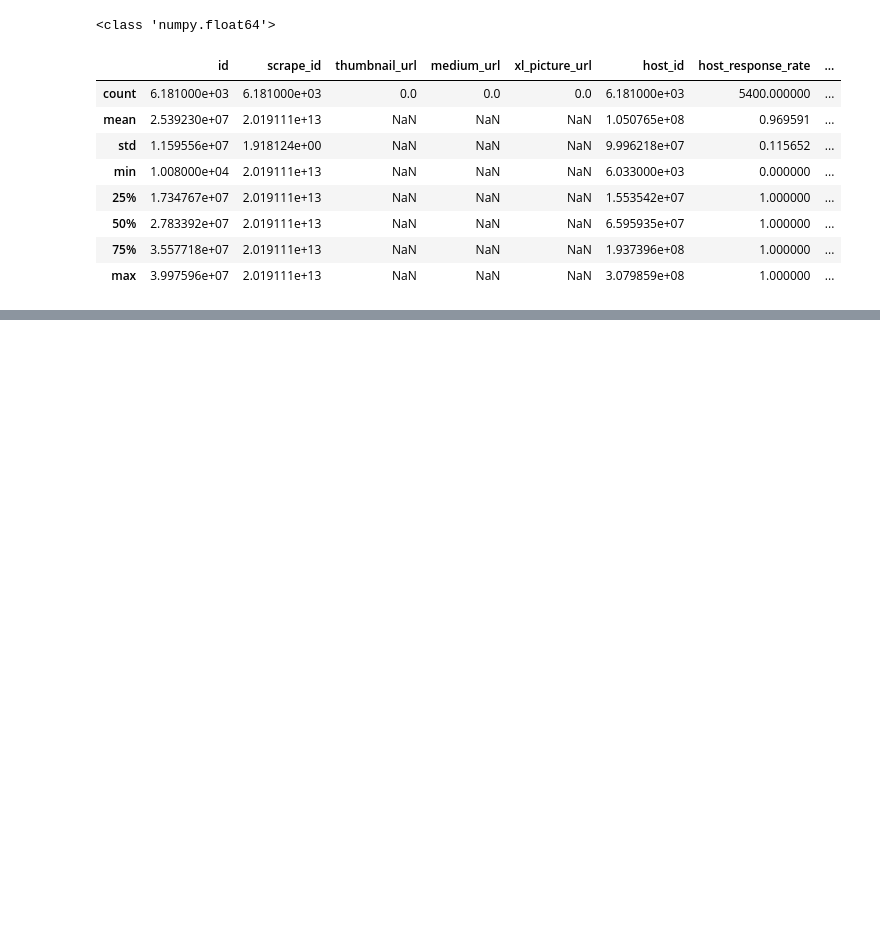
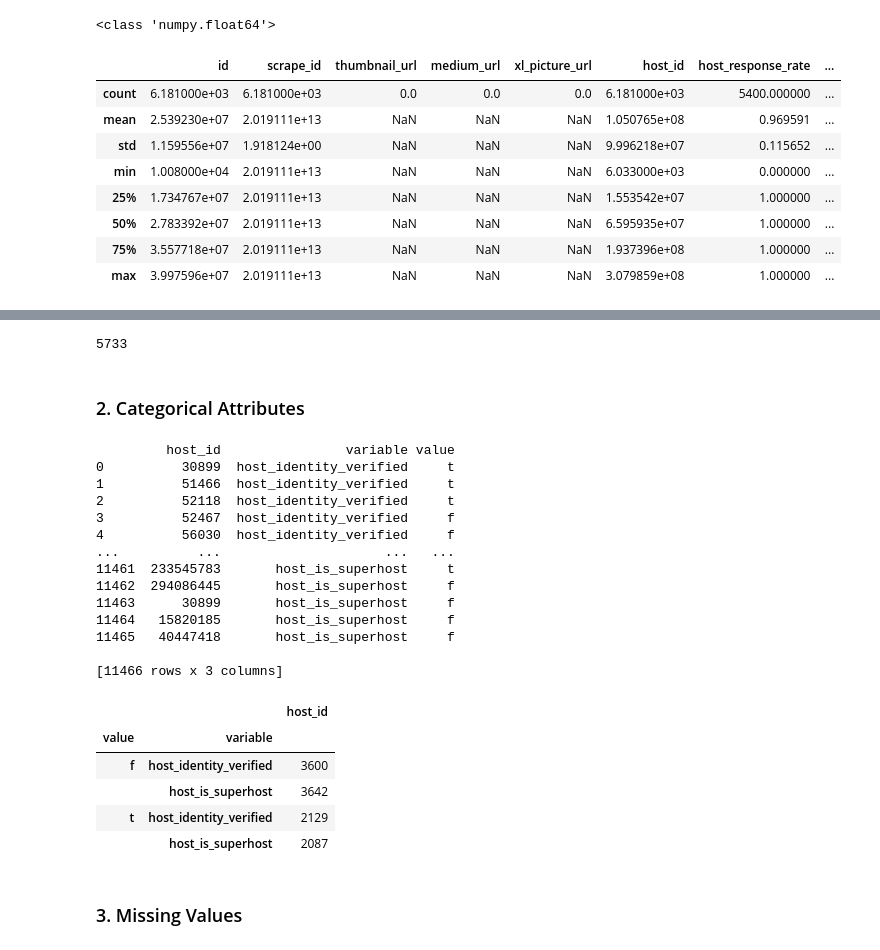
Before and after one commit to vcai01/data_science_talents, a Jupyter notebook: Airbnb_Vancouver.ipynb, the cells around one changed output, grey strips where cells are left out. Drawn from its saved outputs; the diff is of its cells as text; code cells hidden in the pictures; blank space fills up the shorter version.

```diff
--- a/Airbnb_Vancouver.ipynb
+++ b/Airbnb_Vancouver.ipynb
@@ -34,11 +34,7 @@ The quetions are categozied into three major features in terms of the as the ass
 ## Exploratory Data Analysis (EDA)
 # %%
 import pandas as pd
-
 airbnb = pd.read_csv("listings_09Nov2019.csv")
-
-# show all the selected columns
-pd.set_option('display.max_columns', None)
 airbnb.head()
 # %% [output]
 |  | id | listing_url | scrape_id | last_scraped | name | summary | space | description | ... |
@@ -167,0 +186,38 @@ plt.show()
+# %%
+airbnb_newcomers = airbnb[(airbnb['accommodates'] <= 6) & (airbnb['price'] < 1000)]
+
+len(airbnb_newcomers)
+# %% [output]
+5733
+# %% [markdown]
+### 2.  Categorical Attributes
+# %%
+from plotnine import *
+
+airbnb_melted = pd.melt(airbnb_newcomers, id_vars = ['host_id'], value_vars = ['host_identity_verified', 'host_is_superhost'])
+print(airbnb_melted)
+
+airbnb_melted.groupby(['value','variable']).count()
+# %% [output]
+         host_id                variable value
+0          30899  host_identity_verified     t
+1          51466  host_identity_verified     t
+2          52118  host_identity_verified     t
+3          52467  host_identity_verified     f
+4          56030  host_identity_verified     f
+...          ...                     ...   ...
+11461  233545783       host_is_superhost     t
+11462  294086445       host_is_superhost     f
+11463      30899       host_is_superhost     f
+11464   15820185       host_is_superhost     f
+11465   40447418       host_is_superhost     f
+
+[11466 rows x 3 columns]
+|  |  | host_id |
+| value | variable |  |
+| f | host_identity_verified | 3600 |
+|  | host_is_superhost | 3642 |
+| t | host_identity_verified | 2129 |
+|  | host_is_superhost | 2087 |
+# %% [markdown]
+### 3. Missing Values
```
Also changed, not shown: parts of 16 cells of this notebook.
